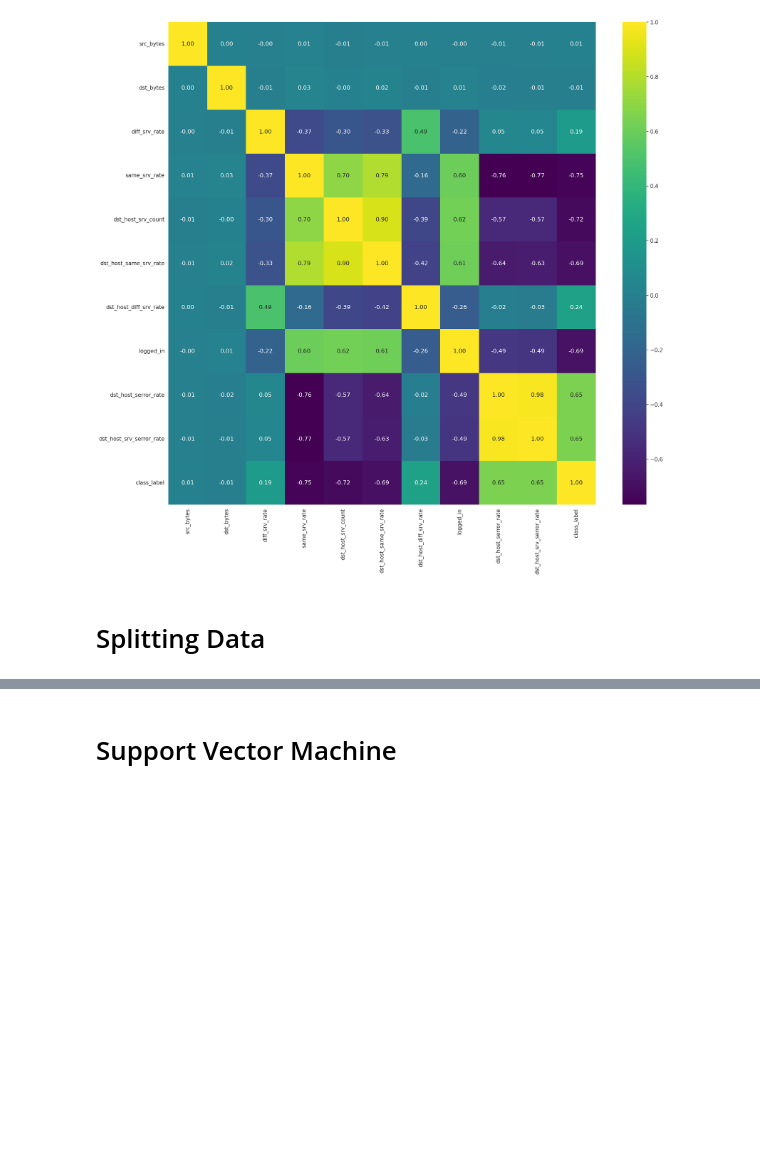
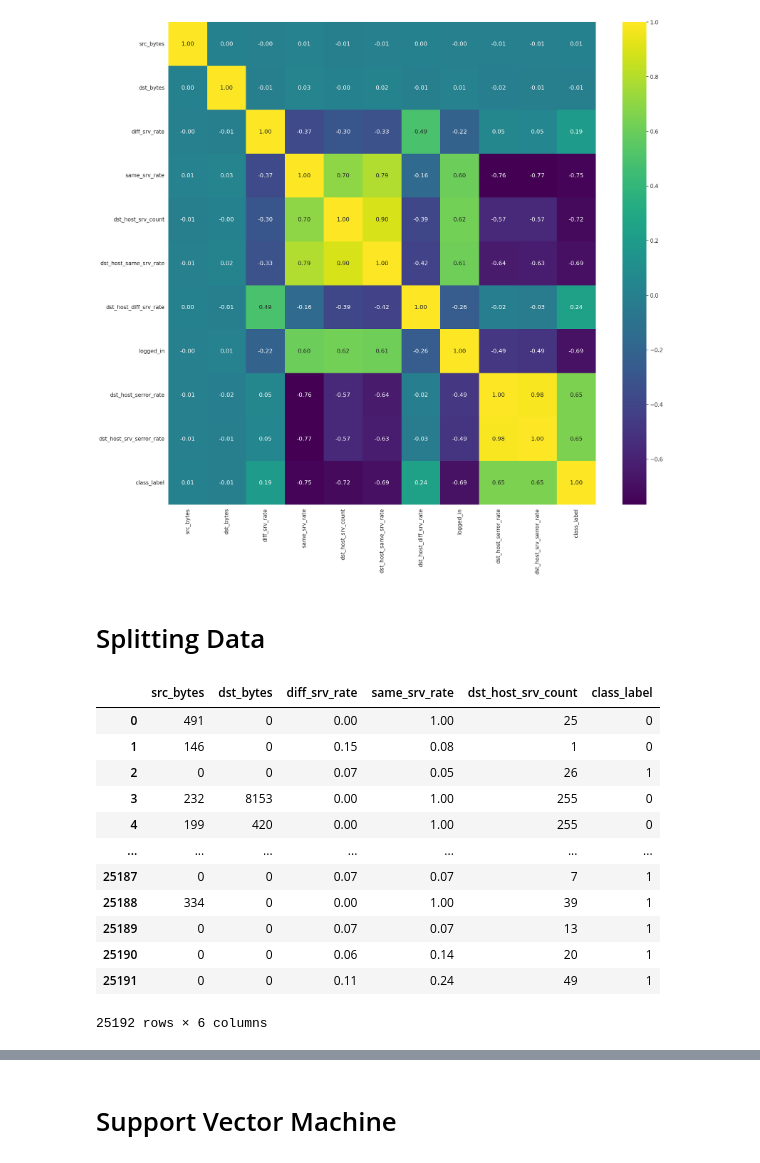
Before and after one commit to HarrisKucukalic/CSS2_Group_3, a Jupyter notebook: Harris.ipynb, the cells around one changed output, grey strips where cells are left out. Cells and saved outputs as stored; diff of their text form; code cells hidden in the pictures; blank space fills up the shorter version.

```diff
--- a/Harris.ipynb
+++ b/Harris.ipynb
@@ -220,3 +222,19 @@ plt.show()
 # Splitting Data
 # %%
 top_10_info_gain = intrusion_data[['src_bytes','dst_bytes','diff_srv_rate','same_srv_rate','dst_host_srv_count', 'class_label']]
+# %%
+top_10_info_gain
+# %% [output]
+|  | src_bytes | dst_bytes | diff_srv_rate | same_srv_rate | dst_host_srv_count | class_label |
+| 0 | 491 | 0 | 0.00 | 1.00 | 25 | 0 |
+| 1 | 146 | 0 | 0.15 | 0.08 | 1 | 0 |
+| 2 | 0 | 0 | 0.07 | 0.05 | 26 | 1 |
+| 3 | 232 | 8153 | 0.00 | 1.00 | 255 | 0 |
+| 4 | 199 | 420 | 0.00 | 1.00 | 255 | 0 |
+| ... | ... | ... | ... | ... | ... | ... |
+| 25187 | 0 | 0 | 0.07 | 0.07 | 7 | 1 |
+| 25188 | 334 | 0 | 0.00 | 1.00 | 39 | 1 |
+| 25189 | 0 | 0 | 0.07 | 0.07 | 13 | 1 |
+| 25190 | 0 | 0 | 0.06 | 0.14 | 20 | 1 |
+| 25191 | 0 | 0 | 0.11 | 0.24 | 49 | 1 |
+25192 rows × 6 columns
```
Also changed, not shown: parts of 21 cells of this notebook.
